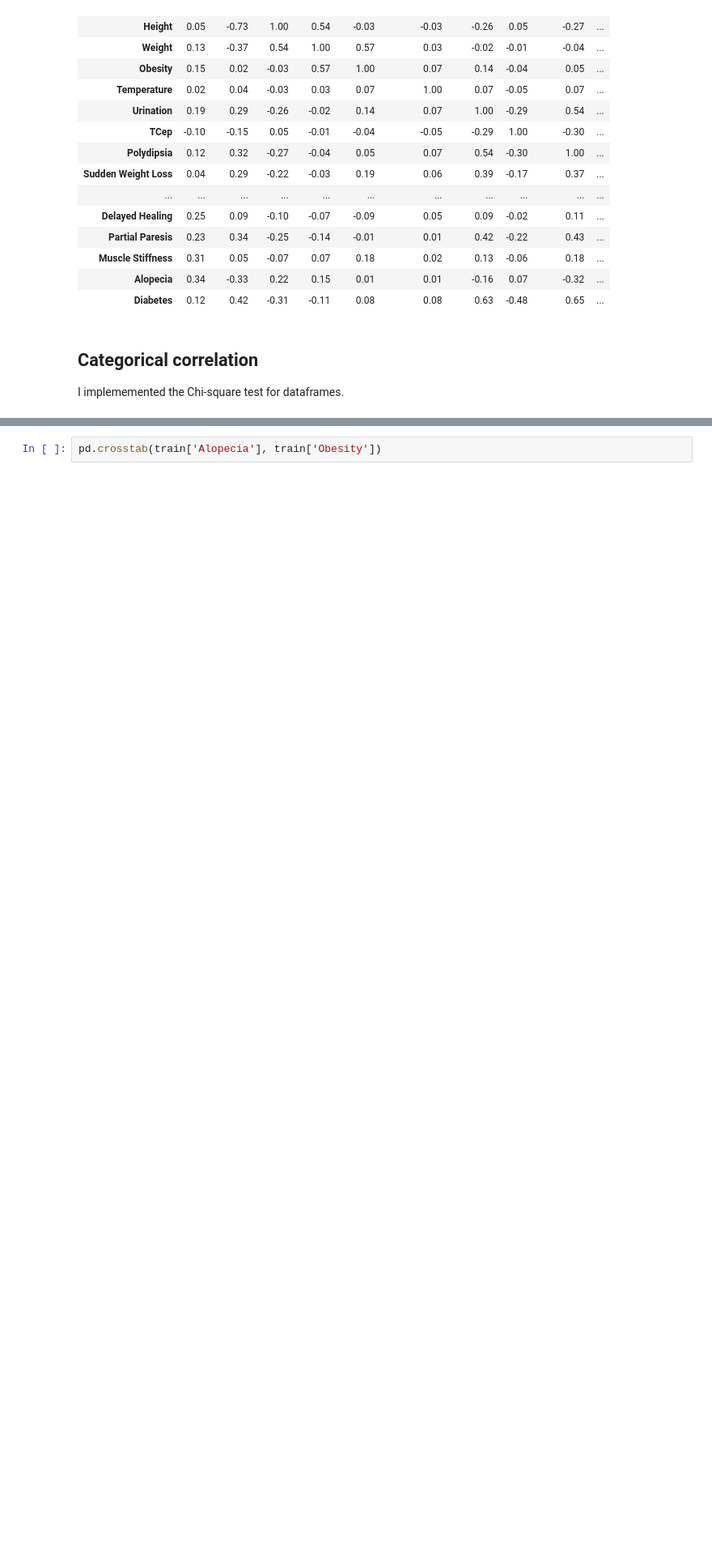
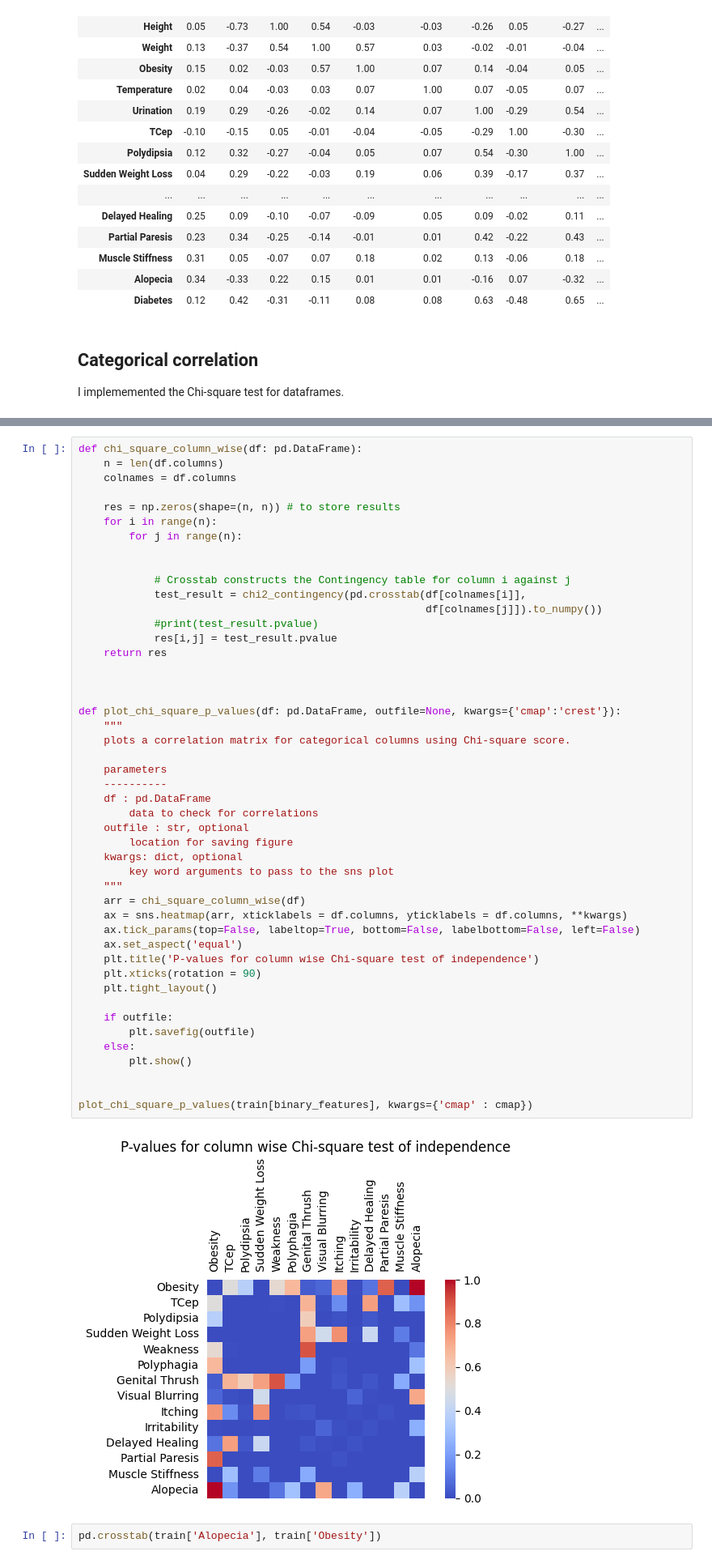
Before and after one commit to Even-tr/IN-STK5000-9000-Project-1, a Jupyter notebook: Project1IN_STK5000_9000.ipynb, the cells around one changed output, grey strips where cells are left out. Shown at 81% size. Cells and saved outputs as stored; diff of their text form; blank space fills up the shorter version.

```diff
--- a/Project1IN_STK5000_9000.ipynb
+++ b/Project1IN_STK5000_9000.ipynb
@@ -593,3 +588,52 @@ plot_chi_square_p_values(train[binary_features], kwargs={'cmap' : cmap})
+# %%
+def chi_square_column_wise(df: pd.DataFrame):
+    n = len(df.columns)
+    colnames = df.columns
+
+    res = np.zeros(shape=(n, n)) # to store results
+    for i in range(n):
+        for j in range(n):
+
+
+            # Crosstab constructs the Contingency table for column i against j
+            test_result = chi2_contingency(pd.crosstab(df[colnames[i]],
+                                                       df[colnames[j]]).to_numpy())
+            #print(test_result.pvalue)
+            res[i,j] = test_result.pvalue
+    return res
+
+
+
+def plot_chi_square_p_values(df: pd.DataFrame, outfile=None, kwargs={'cmap':'crest'}):
+    """
+    plots a correlation matrix for categorical columns using Chi-square score.
+
+    parameters
+    ----------
+    df : pd.DataFrame
+        data to check for correlations
+    outfile : str, optional
+        location for saving figure
+    kwargs: dict, optional
+        key word arguments to pass to the sns plot
+    """
+    arr = chi_square_column_wise(df)
+    ax = sns.heatmap(arr, xticklabels = df.columns, yticklabels = df.columns, **kwargs)
+    ax.tick_params(top=False, labeltop=True, bottom=False, labelbottom=False, left=False)
+    ax.set_aspect('equal')
+    plt.title('P-values for column wise Chi-square test of independence')
+    plt.xticks(rotation = 90)
+    plt.tight_layout()
+
+    if outfile:
+        plt.savefig(outfile)
+    else:
+        plt.show()
+
+
+plot_chi_square_p_values(train[binary_features], kwargs={'cmap' : cmap})
+# %% [output]
+[figure, added]
 # %%
 pd.crosstab(train['Alopecia'], train['Obesity'])
 # %% [output]
```
Also changed, not shown: parts of 10 cells of this notebook, 1 other file.
